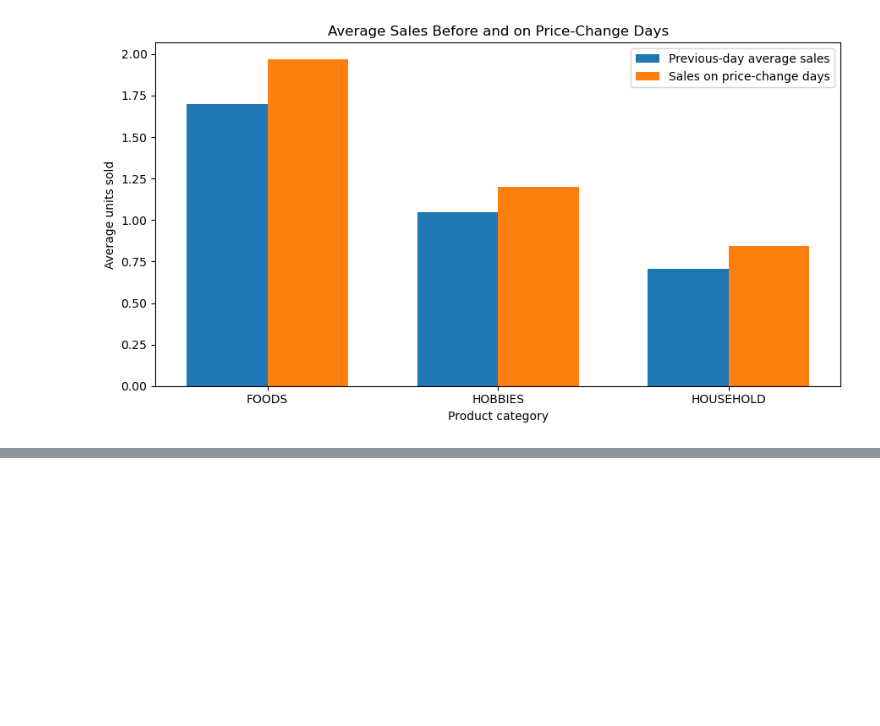
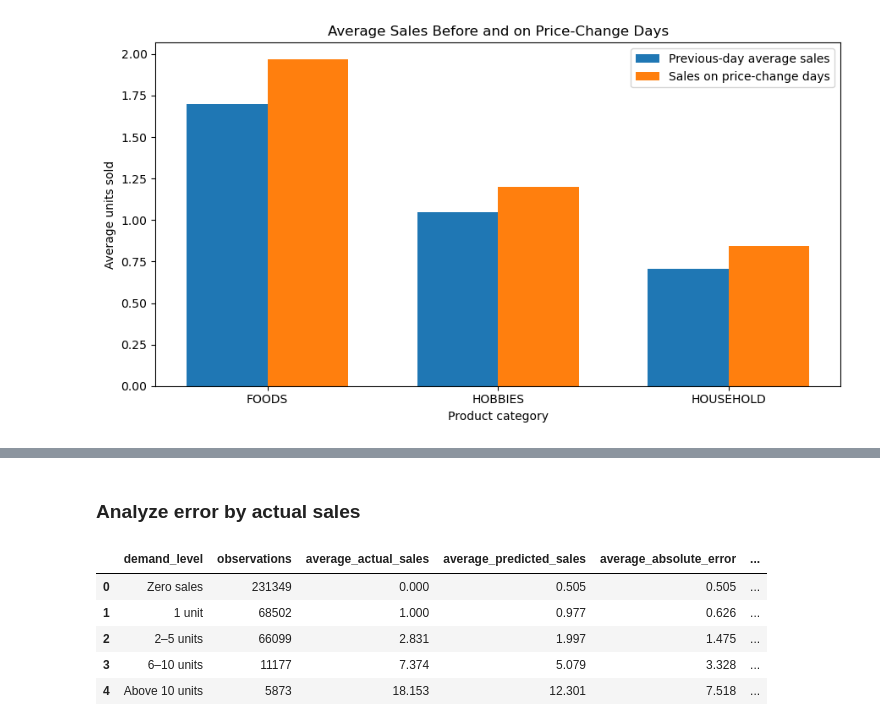
Before and after one commit to 20deepak28/demand-analysis-project, a Jupyter notebook: 04_baseline_model.ipynb, the cells around one changed output, grey strips where cells are left out. Cells and saved outputs as stored; diff of their text form; code cells hidden in the pictures; blank space fills up the shorter version.

```diff
--- a/04_baseline_model.ipynb
+++ b/04_baseline_model.ipynb
@@ -1815,0 +2553,43 @@ plt.show()
+# %% [markdown]
+### Analyze  error by actual sales
+# %%
+import pandas as pd
+import numpy as np
+
+# Group actual sales into demand levels
+error_df["demand_level"] = pd.cut(
+    error_df["actual_sales"],
+    bins=[-1, 0, 1, 5, 10, float("inf")],
+    labels=[
+        "Zero sales",
+        "1 unit",
+        "2–5 units",
+        "6–10 units",
+        "Above 10 units"
+    ]
+)
+
+# Compare actual and predicted sales by demand level
+demand_error_analysis = (
+    error_df.groupby("demand_level", observed=False)
+    .agg(
+        observations=("actual_sales", "size"),
+        average_actual_sales=("actual_sales", "mean"),
+        average_predicted_sales=("predicted_sales", "mean"),
+        average_absolute_error=("absolute_error", "mean"),
+        total_actual_sales=("actual_sales", "sum"),
+        total_predicted_sales=("predicted_sales", "sum")
+    )
+    .reset_index()
+)
+
+demand_error_analysis = demand_error_analysis.round(3)
+
+display(demand_error_analysis)
+# %% [output]
+|  | demand_level | observations | average_actual_sales | average_predicted_sales | average_absolute_error | ... |
+| 0 | Zero sales | 231349 | 0.000 | 0.505 | 0.505 | ... |
+| 1 | 1 unit | 68502 | 1.000 | 0.977 | 0.626 | ... |
+| 2 | 2–5 units | 66099 | 2.831 | 1.997 | 1.475 | ... |
+| 3 | 6–10 units | 11177 | 7.374 | 5.079 | 3.328 | ... |
+| 4 | Above 10 units | 5873 | 18.153 | 12.301 | 7.518 | ... |
```
Also changed, not shown: parts of 82 cells of this notebook, 3 other files.
